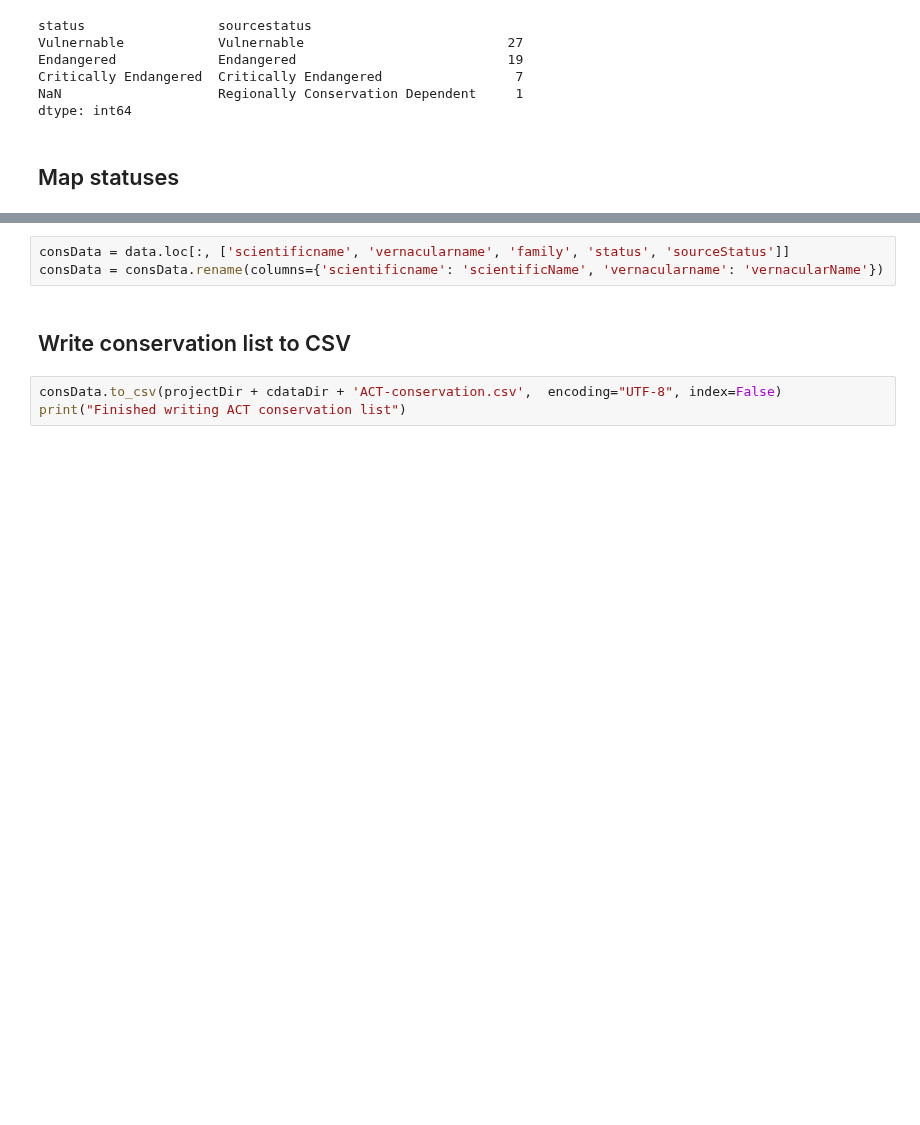
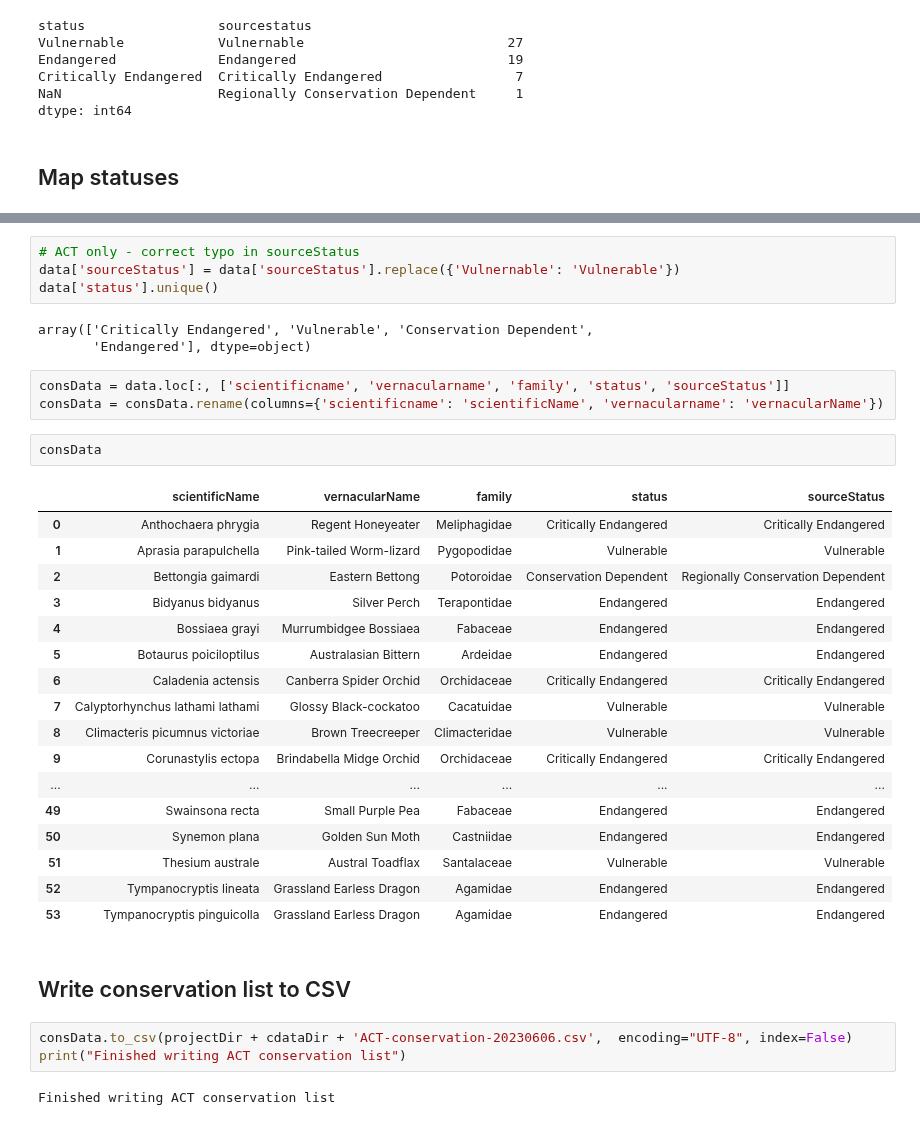
Before and after one commit to AtlasOfLivingAustralia/authoritative-lists, a Jupyter notebook: source-code/py-notebook/conservation/ACT-conservation.ipynb, the cells around one changed output, grey strips where cells are left out. Drawn from its saved outputs; the diff is of its cells as text; blank space fills up the shorter version.

Commit message:
Updated ACT conservation list - had uploaded incorrect file

```diff
--- a/source-code/py-notebook/conservation/ACT-conservation.ipynb
+++ b/source-code/py-notebook/conservation/ACT-conservation.ipynb
@@ -92,8 +128,37 @@ array(['Critically Endangered', 'Vulnerable', 'Conservation Dependent',
+# %%
+# ACT only - correct typo in sourceStatus
+data['sourceStatus'] = data['sourceStatus'].replace({'Vulnernable': 'Vulnerable'})
+data['status'].unique()
+# %% [output]
+array(['Critically Endangered', 'Vulnerable', 'Conservation Dependent',
+       'Endangered'], dtype=object)
 # %%
 consData = data.loc[:, ['scientificname', 'vernacularname', 'family', 'status', 'sourceStatus']]
 consData = consData.rename(columns={'scientificname': 'scientificName', 'vernacularname': 'vernacularName'})
+# %%
+consData
+# %% [output]
+|  | scientificName | vernacularName | family | status | sourceStatus |
+| 0 | Anthochaera phrygia | Regent Honeyeater | Meliphagidae | Critically Endangered | Critically Endangered |
+| 1 | Aprasia parapulchella | Pink-tailed Worm-lizard | Pygopodidae | Vulnerable | Vulnerable |
+| 2 | Bettongia gaimardi | Eastern Bettong | Potoroidae | Conservation Dependent | Regionally Conservation Dependent |
+| 3 | Bidyanus bidyanus | Silver Perch | Terapontidae | Endangered | Endangered |
+| 4 | Bossiaea grayi | Murrumbidgee Bossiaea | Fabaceae | Endangered | Endangered |
+| 5 | Botaurus poiciloptilus | Australasian Bittern | Ardeidae | Endangered | Endangered |
+| 6 | Caladenia actensis | Canberra Spider Orchid | Orchidaceae | Critically Endangered | Critically Endangered |
+| 7 | Calyptorhynchus lathami lathami | Glossy Black-cockatoo | Cacatuidae | Vulnerable | Vulnerable |
+| 8 | Climacteris picumnus victoriae | Brown Treecreeper | Climacteridae | Vulnerable | Vulnerable |
+| 9 | Corunastylis ectopa | Brindabella Midge Orchid | Orchidaceae | Critically Endangered | Critically Endangered |
+| ... | ... | ... | ... | ... | ... |
+| 49 | Swainsona recta | Small Purple Pea | Fabaceae | Endangered | Endangered |
+| 50 | Synemon plana | Golden Sun Moth | Castniidae | Endangered | Endangered |
+| 51 | Thesium australe | Austral Toadflax | Santalaceae | Vulnerable | Vulnerable |
+| 52 | Tympanocryptis lineata | Grassland Earless Dragon | Agamidae | Endangered | Endangered |
+| 53 | Tympanocryptis pinguicolla | Grassland Earless Dragon | Agamidae | Endangered | Endangered |
 # %% [markdown]
 ## Write conservation list to CSV
 # %%
-consData.to_csv(projectDir + cdataDir + 'ACT-conservation.csv',  encoding="UTF-8", index=False)
+consData.to_csv(projectDir + cdataDir + 'ACT-conservation-20230606.csv',  encoding="UTF-8", index=False)
 print("Finished writing ACT conservation list")
+# %% [output]
+Finished writing ACT conservation list
```
Also changed, not shown: parts of 2 cells of this notebook, 1 other file.
